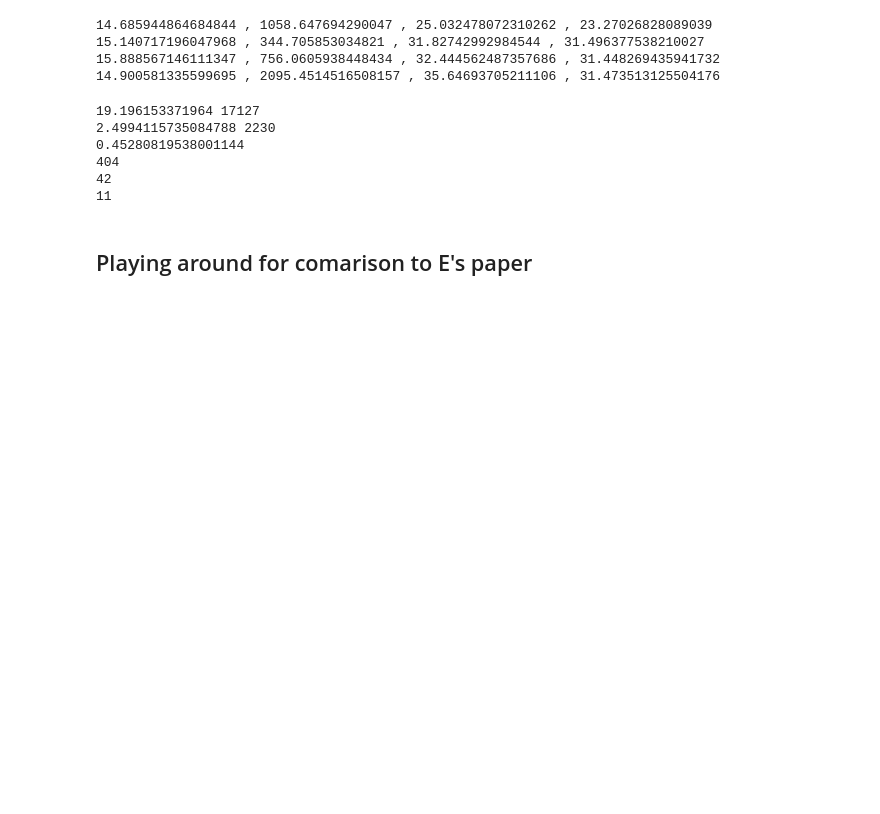
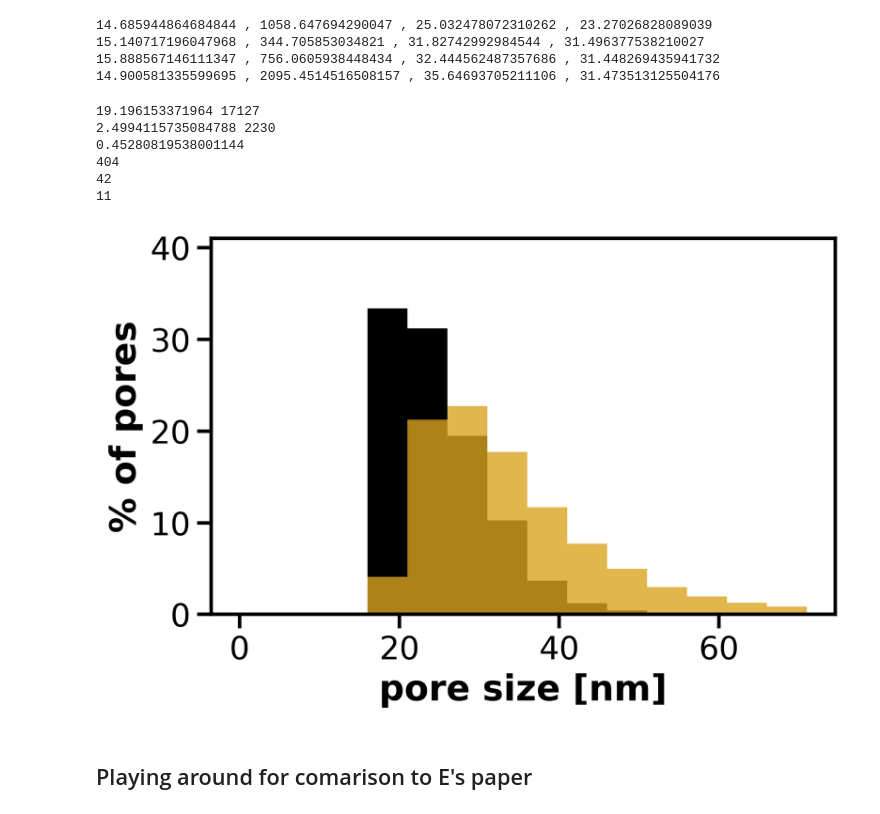
Before and after one commit to mimc7580/image_analysis, a Jupyter notebook: 04_25_20_Obstruction_Scaling_Model_OGD_Severity.ipynb, the cells around one changed output. Saved outputs shown, nothing was run; the diff lists cells and outputs as text; code cells hidden in the pictures; blank space fills up the shorter version.

```diff
--- a/04_25_20_Obstruction_Scaling_Model_OGD_Severity.ipynb
+++ b/04_25_20_Obstruction_Scaling_Model_OGD_Severity.ipynb
@@ -615,37 +615,41 @@ print(pro_100)
 test_bins = np.linspace(1, 71, 15)
 
 #NT_hist, NT_bins = np.histogram(Deff_vals_NT['Pore size [nm]'], density=1, bins=test_bins)
 #OGD_3h_hist, OGD_3h_bins = np.histogram(Deff_vals_OGD_3h['Pore size [nm]'], density=1, bins=test_bins)
 
 #NT_plot = Deff_vals_NT["Pore size [nm]"].plot.hist(weights = np.ones_like(Deff_vals_NT.index) / len(Deff_vals_NT.index)*100, bins=[0,6,11,16,21,26,31,36,41,46,51,56,61,66,71],color='black')
 #OGD_plot = Deff_vals_OGD_3h["Pore size [nm]"].plot.hist(weights = np.ones_like(Deff_vals_OGD_3h.index) / len(Deff_vals_OGD_3h.index)*100, bins=[0,6,11,16,21,26,31,36,41,46,51,56,61,66,71], color='goldenrod')
 
 plt.rc('axes', linewidth=2)
 #NT_plot, OGD_3h_plot = NT_hist, OGD_3h_hist
 bins = test_bins
 width = 0.7 * (bins[1] - bins[0])
 center = (bins[:-1] + bins[1:])/2
 
 plt.figure(1, dpi=300).tight_layout()
 #plt.bar(center, NT_plot, color='black', align='center', width=width, alpha=0.8, label='NT')
 NT_plot = Deff_vals_NT["Pore size [nm]"].plot.hist(weights = np.ones_like(Deff_vals_NT.index) / len(Deff_vals_NT.index)*100, bins=[0,6,11,16,21,26,31,36,41,46,51,56,61,66,71],color='black',label='NT')
-plt.ylim(0, 51)
-plt.yticks(np.arange(0, 51, 10))
+plt.ylim(0, 41)
+plt.yticks(np.arange(0, 41, 10))
 plt.ylabel('% of pores', fontsize=20, weight='bold')
 plt.xlabel('pore size [nm]', fontsize=20, weight='bold')
 plt.tick_params(labelsize=18, length=8, width=2)
 
 plt.figure(1, dpi=300).tight_layout()
 #plt.bar(center, OGD_3h_plot, color='goldenrod', align='center', width=width, alpha=1, label='OGD 3h')
 OGD_plot = Deff_vals_OGD_3h["Pore size [nm]"].plot.hist(weights = np.ones_like(Deff_vals_OGD_3h.index) / len(Deff_vals_OGD_3h.index)*100, bins=[0,6,11,16,21,26,31,36,41,46,51,56,61,66,71], alpha = 0.8, color='goldenrod', label='OGD 3h')
-plt.ylim(0, 51)
-plt.yticks(np.arange(0, 51, 10))
+plt.ylim(0, 41)
+plt.yticks(np.arange(0, 41, 10))
 plt.ylabel('% of pores', fontsize=20, weight='bold')
 plt.xlabel('pore size [nm]', fontsize=20, weight='bold')
 plt.tick_params(labelsize=18, length=8, width=2)
+for axis in ['top','bottom','left','right']:
+    ax4.spines[axis].set_linewidth(2)
 
 #plt.legend(fontsize='x-large', loc=1)
 plt.show()
+# %% [output]
+[figure, added]
 # %% [markdown]
 ## Playing around for comarison to E's paper
 # %%
```
